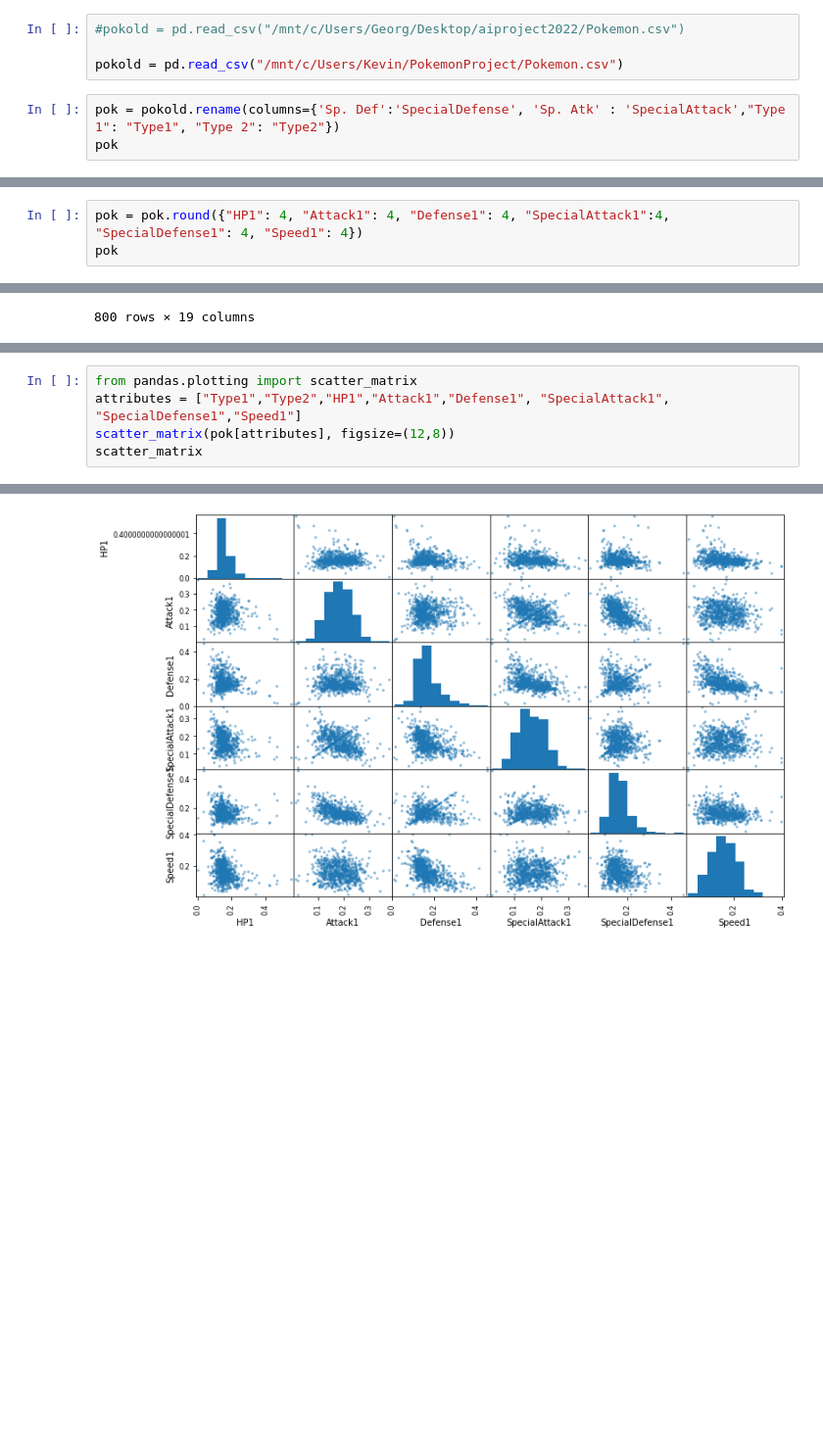
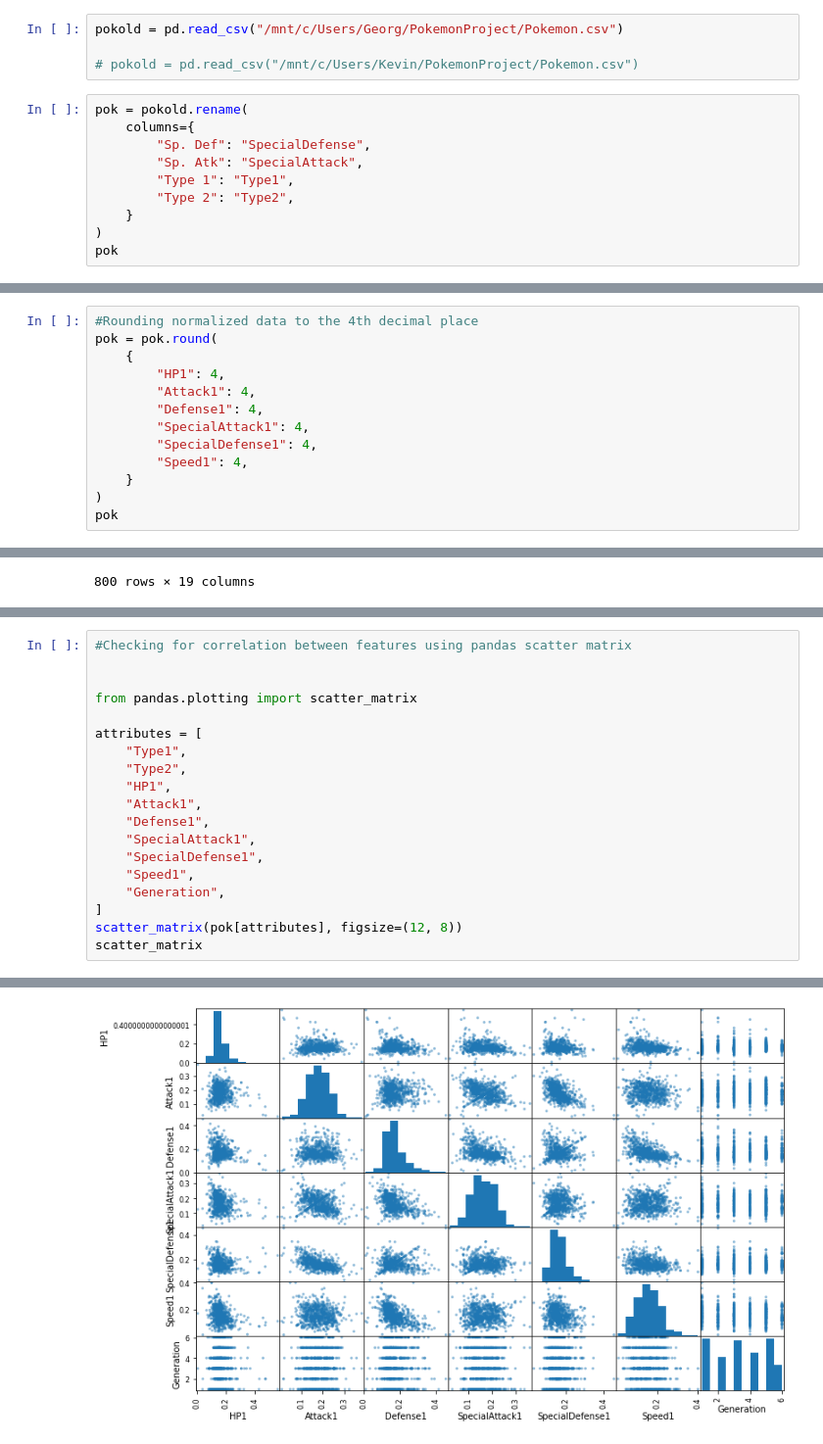
Before and after one commit to KevKurian/PokemonProject, a Jupyter notebook: PokemonEDA_KK.ipynb, the cells around one changed output, grey strips where cells are left out. Shown: that part at 98% size. Saved outputs shown, nothing was run; the diff lists cells and outputs as text; blank space fills up the shorter version.

```diff
--- a/PokemonEDA_KK.ipynb
+++ b/PokemonEDA_KK.ipynb
@@ -53,11 +78,18 @@ import seaborn as sns
 import missingno as msno
 import numpy as np
 # %%
-#pokold = pd.read_csv("/mnt/c/Users/Georg/Desktop/aiproject2022/Pokemon.csv")
+pokold = pd.read_csv("/mnt/c/Users/Georg/PokemonProject/Pokemon.csv")
 
-pokold = pd.read_csv("/mnt/c/Users/Kevin/PokemonProject/Pokemon.csv")
+# pokold = pd.read_csv("/mnt/c/Users/Kevin/PokemonProject/Pokemon.csv")
 # %%
-pok = pokold.rename(columns={'Sp. Def':'SpecialDefense', 'Sp. Atk' : 'SpecialAttack',"Type 1": "Type1", "Type 2": "Type2"})
+pok = pokold.rename(
+    columns={
+        "Sp. Def": "SpecialDefense",
+        "Sp. Atk": "SpecialAttack",
+        "Type 1": "Type1",
+        "Type 2": "Type2",
+    }
+)
 pok
 # %% [output]
 |  | # | Name | Type1 | Type2 | Total | HP | Attack | Defense | SpecialAttack | SpecialDefense | ... |
@@ -111,7 +139,17 @@ pok
 | 799 | 721 | Volcanion | Fire | Water | 600 | 80 | 0.133333 | 110 | 0.183333 | 120 | 0.200000 | ... |
 800 rows × 19 columns
 # %%
-pok = pok.round({"HP1": 4, "Attack1": 4, "Defense1": 4, "SpecialAttack1":4, "SpecialDefense1": 4, "Speed1": 4})
+#Rounding normalized data to the 4th decimal place
+pok = pok.round(
+    {
+        "HP1": 4,
+        "Attack1": 4,
+        "Defense1": 4,
+        "SpecialAttack1": 4,
+        "SpecialDefense1": 4,
+        "Speed1": 4,
+    }
+)
 pok
 # %% [output]
 |  | # | Name | Type1 | Type2 | Total | HP | HP1 | Attack | Attack1 | Defense | Defense1 | ... |
@@ -160,8 +202,22 @@ from  sklearn.preprocessing import OneHotEncoder
 # %%
+#Checking for correlation between features using pandas scatter matrix
+
+
 from pandas.plotting import scatter_matrix
-attributes = ["Type1","Type2","HP1","Attack1","Defense1", "SpecialAttack1", "SpecialDefense1","Speed1"]
-scatter_matrix(pok[attributes], figsize=(12,8))
+
+attributes = [
+    "Type1",
+    "Type2",
+    "HP1",
+    "Attack1",
+    "Defense1",
+    "SpecialAttack1",
+    "SpecialDefense1",
+    "Speed1",
+    "Generation",
+]
+scatter_matrix(pok[attributes], figsize=(12, 8))
 scatter_matrix
 # %% [output]
 <function pandas.plotting._misc.scatter_matrix(frame, alpha=0.5, figsize=None, ax=None, grid=False, diagonal='hist', marker='.', density_kwds=None, hist_kwds=None, range_padding=0.05, **kwargs)>
-[figure, old version]
+[figure, new version]
```
Also changed, not shown: parts of 17 cells of this notebook, 1 other file.
